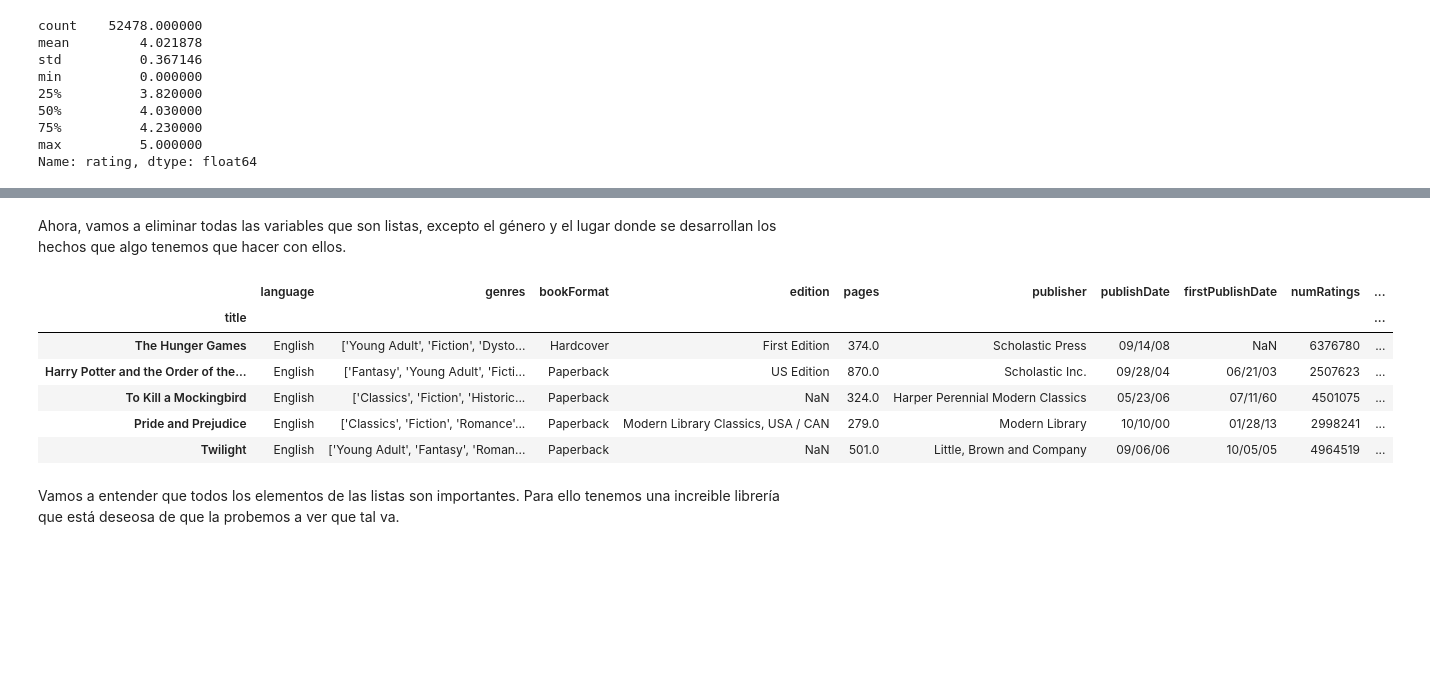
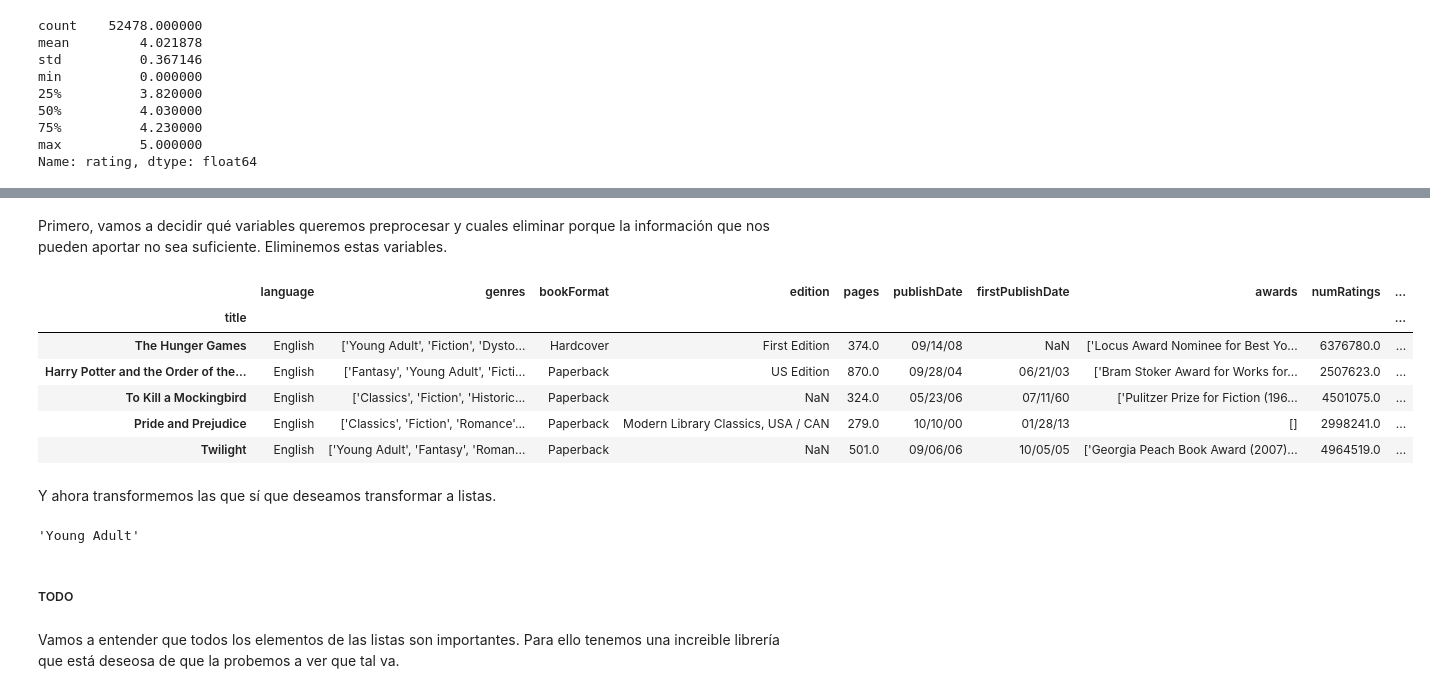
Before and after one commit to igmarco/PreparacionDeDatos_Trabajos, a Jupyter notebook: PD_Trabajo2Opcional/AscorbeMarco_PD_Trabajo2Opcional.ipynb, the cells around one changed output, grey strips where cells are left out. Drawn from its saved outputs; the diff is of its cells as text; code cells hidden in the pictures; blank space fills up the shorter version.

```diff
--- a/PD_Trabajo2Opcional/AscorbeMarco_PD_Trabajo2Opcional.ipynb
+++ b/PD_Trabajo2Opcional/AscorbeMarco_PD_Trabajo2Opcional.ipynb
@@ -76,4 +112,4 @@ X.head()
 # %%
-X = X.drop(['bookId', 'series', 'isbn', 'description', 'coverImg'], axis=1)
+X = X.drop(['bookId', 'series', 'isbn', 'description', 'coverImg', 'author', 'publisher'], axis=1)
 X.head()
 # %% [output]
@@ -238,0 +276,2 @@ Libros con 0 páginas o votos negativos nos dan pistas de que eso son valores es
+# %%
+X[X.pages < 1] = np.nan
@@ -279,9 +321,0 @@ Bueno, primero vamos encargarnos del autor, eliminemos todo lo que vaya después
-# %%
-res = []
-for elem in X.author:
-    res.append(str(elem).split(',')[0])
-
-X = X.drop('author', axis = 1)
-
-X['author'] = res
-X.author
@@ -302,13 +321,0 @@ Name: author, Length: 52478, dtype: object
-# %% [markdown]
-Ahora, vamos a eliminar todas las variables que son listas, excepto el género y el lugar donde se desarrollan los hechos que algo tenemos que hacer con ellos.
-# %%
-X = X.drop(['characters', 'awards', 'ratingsByStars'], axis=1)
-X.head()
-# %% [output]
-|  | language | genres | bookFormat | edition | pages | publisher | publishDate | firstPublishDate | numRatings | ... |
-| title |  |  |  |  |  |  |  |  |  | ... |
-| The Hunger Games | English | ['Young Adult', 'Fiction', 'Dysto... | Hardcover | First Edition | 374.0 | Scholastic Press | 09/14/08 | NaN | 6376780 | ... |
-| Harry Potter and the Order of the... | English | ['Fantasy', 'Young Adult', 'Ficti... | Paperback | US Edition | 870.0 | Scholastic Inc. | 09/28/04 | 06/21/03 | 2507623 | ... |
-| To Kill a Mockingbird | English | ['Classics', 'Fiction', 'Historic... | Paperback | NaN | 324.0 | Harper Perennial Modern Classics | 05/23/06 | 07/11/60 | 4501075 | ... |
-| Pride and Prejudice | English | ['Classics', 'Fiction', 'Romance'... | Paperback | Modern Library Classics, USA / CAN | 279.0 | Modern Library | 10/10/00 | 01/28/13 | 2998241 | ... |
-| Twilight | English | ['Young Adult', 'Fantasy', 'Roman... | Paperback | NaN | 501.0 | Little, Brown and Company | 09/06/06 | 10/05/05 | 4964519 | ... |
@@ -314,0 +333,15 @@ X.head()
+# %% [markdown]
+Primero, vamos a decidir qué variables queremos preprocesar y cuales eliminar porque la información que nos pueden aportar no sea suficiente. Eliminemos estas variables.
+# %%
+X = X.drop(['characters', 'setting'], axis=1)
+X.head()
+# %% [output]
+|  | language | genres | bookFormat | edition | pages | publishDate | firstPublishDate | awards | numRatings | ... |
+| title |  |  |  |  |  |  |  |  |  | ... |
+| The Hunger Games | English | ['Young Adult', 'Fiction', 'Dysto... | Hardcover | First Edition | 374.0 | 09/14/08 | NaN | ['Locus Award Nominee for Best Yo... | 6376780.0 | ... |
+| Harry Potter and the Order of the... | English | ['Fantasy', 'Young Adult', 'Ficti... | Paperback | US Edition | 870.0 | 09/28/04 | 06/21/03 | ['Bram Stoker Award for Works for... | 2507623.0 | ... |
+| To Kill a Mockingbird | English | ['Classics', 'Fiction', 'Historic... | Paperback | NaN | 324.0 | 05/23/06 | 07/11/60 | ['Pulitzer Prize for Fiction (196... | 4501075.0 | ... |
+| Pride and Prejudice | English | ['Classics', 'Fiction', 'Romance'... | Paperback | Modern Library Classics, USA / CAN | 279.0 | 10/10/00 | 01/28/13 | [] | 2998241.0 | ... |
+| Twilight | English | ['Young Adult', 'Fantasy', 'Roman... | Paperback | NaN | 501.0 | 09/06/06 | 10/05/05 | ['Georgia Peach Book Award (2007)... | 4964519.0 | ... |
+# %% [markdown]
+Y ahora transformemos las que sí que deseamos transformar a listas.
@@ -315,3 +360,9 @@ X.head()
+# %%
+X.genres[0][0]
+# %% [output]
+'Young Adult'
+# %% [markdown]
+##### TODO
 # %% [markdown]
 Vamos a entender que todos los elementos de las listas son importantes. Para ello tenemos una increible librería que está deseosa de que la probemos a ver que tal va.
 # %%
```
Also changed, not shown: parts of 22 cells of this notebook.
